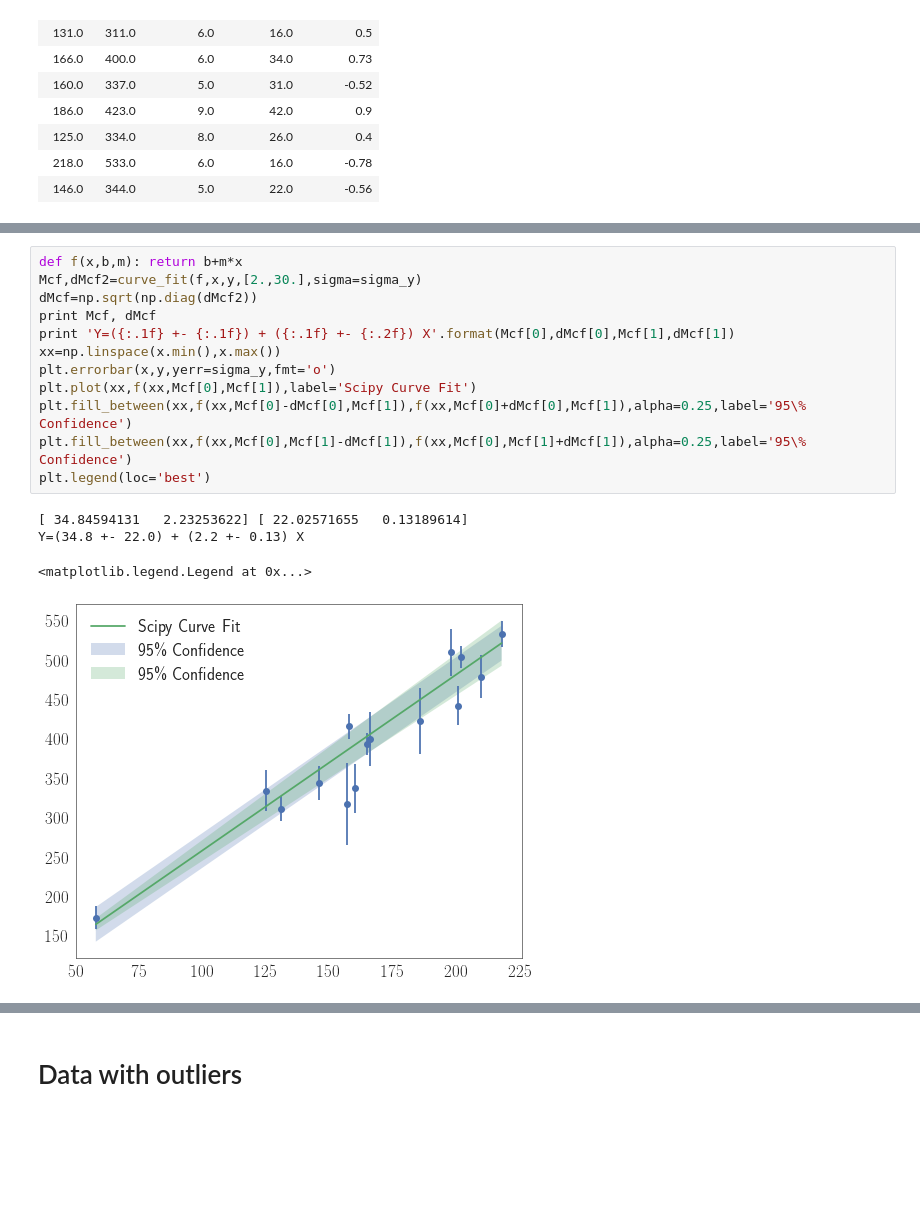
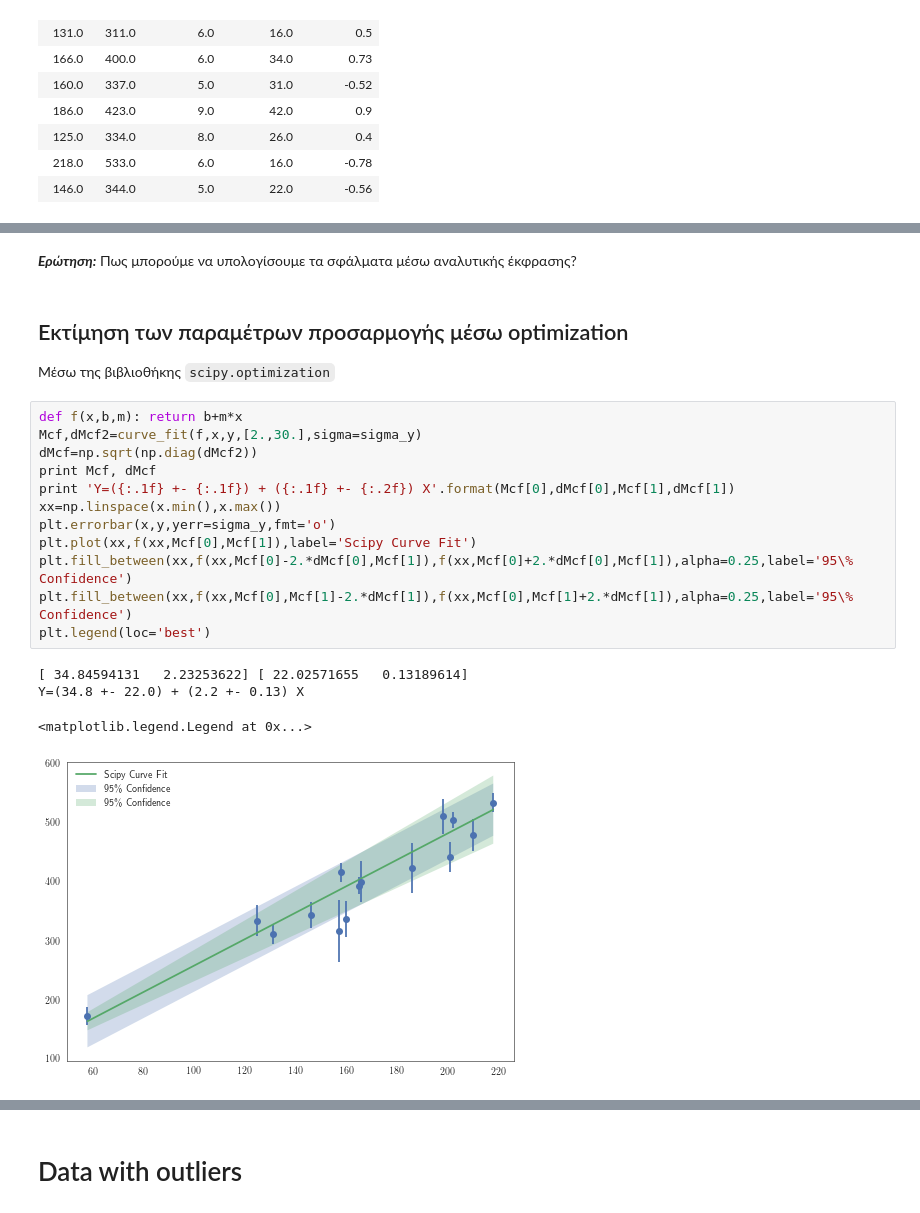
Before and after one commit to UOAPythonWorkshop/Astrostatistics-Workshop, a Jupyter notebook: Linear Regression.ipynb, the cells around one changed output, grey strips where cells are left out. Drawn from its saved outputs; the diff is of its cells as text; blank space fills up the shorter version.

````diff
--- a/Linear Regression.ipynb
+++ b/Linear Regression.ipynb
@@ -68,18 +109,23 @@ plt.errorbar(x,y,yerr=sigma_y,xerr=sigma_x,fmt='o')
+# %% [markdown]
+***Ερώτηση:*** Πως μπορούμε να υπολογίσουμε τα σφάλματα μέσω αναλυτικής έκφρασης?
+# %% [markdown]
+## Εκτίμηση των παραμέτρων προσαρμογής μέσω optimization
+Μέσω της βιβλιοθήκης ```scipy.optimization```
 # %%
 def f(x,b,m): return b+m*x
 Mcf,dMcf2=curve_fit(f,x,y,[2.,30.],sigma=sigma_y)
 dMcf=np.sqrt(np.diag(dMcf2))
 print Mcf, dMcf
 print 'Y=({:.1f} +- {:.1f}) + ({:.1f} +- {:.2f}) X'.format(Mcf[0],dMcf[0],Mcf[1],dMcf[1])
 xx=np.linspace(x.min(),x.max())
 plt.errorbar(x,y,yerr=sigma_y,fmt='o')
 plt.plot(xx,f(xx,Mcf[0],Mcf[1]),label='Scipy Curve Fit')
-plt.fill_between(xx,f(xx,Mcf[0]-dMcf[0],Mcf[1]),f(xx,Mcf[0]+dMcf[0],Mcf[1]),alpha=0.25,label='95\% Confidence')
-plt.fill_between(xx,f(xx,Mcf[0],Mcf[1]-dMcf[1]),f(xx,Mcf[0],Mcf[1]+dMcf[1]),alpha=0.25,label='95\% Confidence')
+plt.fill_between(xx,f(xx,Mcf[0]-2.*dMcf[0],Mcf[1]),f(xx,Mcf[0]+2.*dMcf[0],Mcf[1]),alpha=0.25,label='95\% Confidence')
+plt.fill_between(xx,f(xx,Mcf[0],Mcf[1]-2.*dMcf[1]),f(xx,Mcf[0],Mcf[1]+2.*dMcf[1]),alpha=0.25,label='95\% Confidence')
 plt.legend(loc='best')
 # %% [output]
 [ 34.84594131   2.23253622] [ 22.02571655   0.13189614]
 Y=(34.8 +- 22.0) + (2.2 +- 0.13) X
 <matplotlib.legend.Legend at 0x...>
-[figure, old version]
+[figure, new version]
 # %%
````
Also changed, not shown: parts of 17 cells of this notebook.
